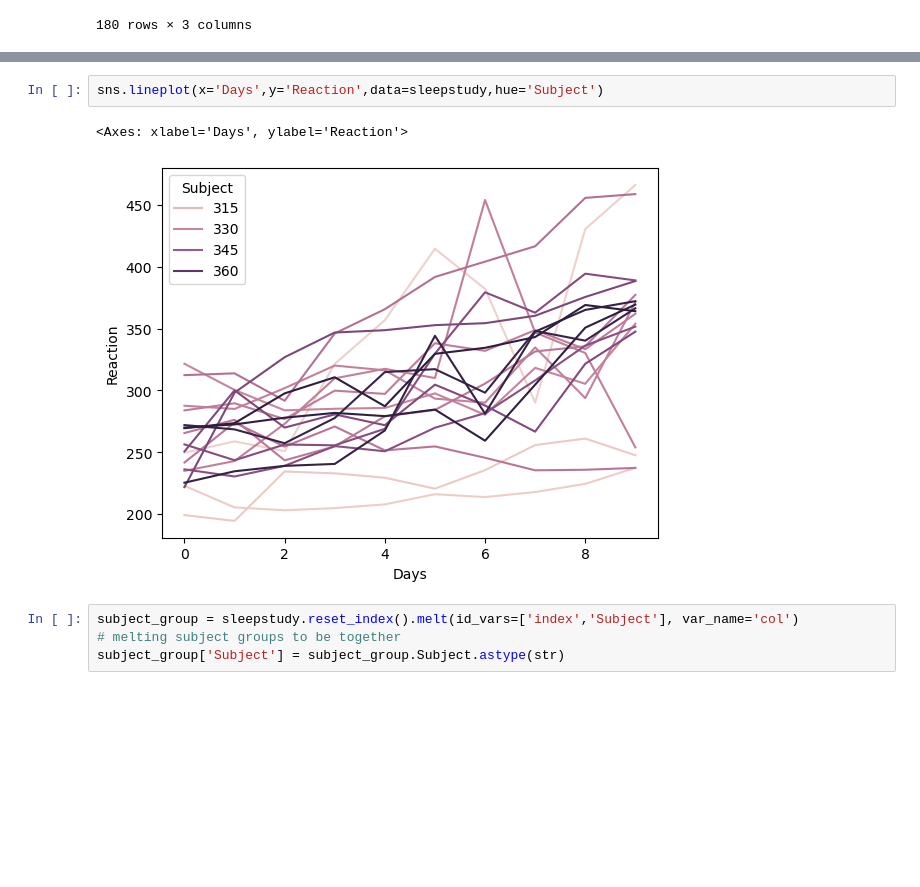
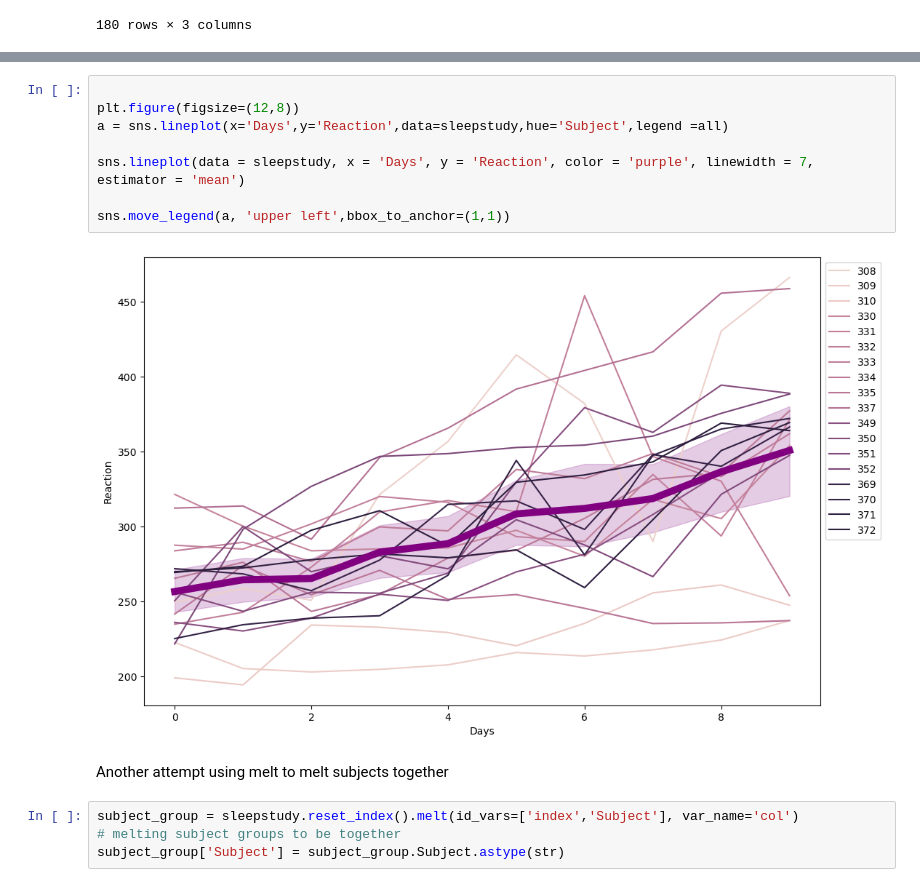
Before and after one commit to jeremiah-toribio/numpy-pandas-visualization-exercises, a Jupyter notebook: seaborn_exercises.ipynb, the cells around one changed output, grey strips where cells are left out. Drawn from its saved outputs; the diff is of its cells as text; blank space fills up the shorter version.

```diff
--- a/seaborn_exercises.ipynb
+++ b/seaborn_exercises.ipynb
@@ -307,8 +344,15 @@ sns.lineplot(x='Subject',y='Reaction',data=sleepstudy2_df)
-# %%
-sns.lineplot(x='Days',y='Reaction',data=sleepstudy,hue='Subject')
-# %% [output]
-<Axes: xlabel='Days', ylabel='Reaction'>
-[figure, removed]
+# %%
+
+plt.figure(figsize=(12,8))
+a = sns.lineplot(x='Days',y='Reaction',data=sleepstudy,hue='Subject',legend =all)
+
+sns.lineplot(data = sleepstudy, x = 'Days', y = 'Reaction', color = 'purple', linewidth = 7, estimator = 'mean')
+
+sns.move_legend(a, 'upper left',bbox_to_anchor=(1,1))
+# %% [output]
+[figure, added]
+# %% [markdown]
+Another attempt using melt to melt subjects together
 # %%
 subject_group = sleepstudy.reset_index().melt(id_vars=['index','Subject'], var_name='col')
 # melting subject groups to be together
```
Also changed, not shown: parts of 13 cells of this notebook, 2 other files.
